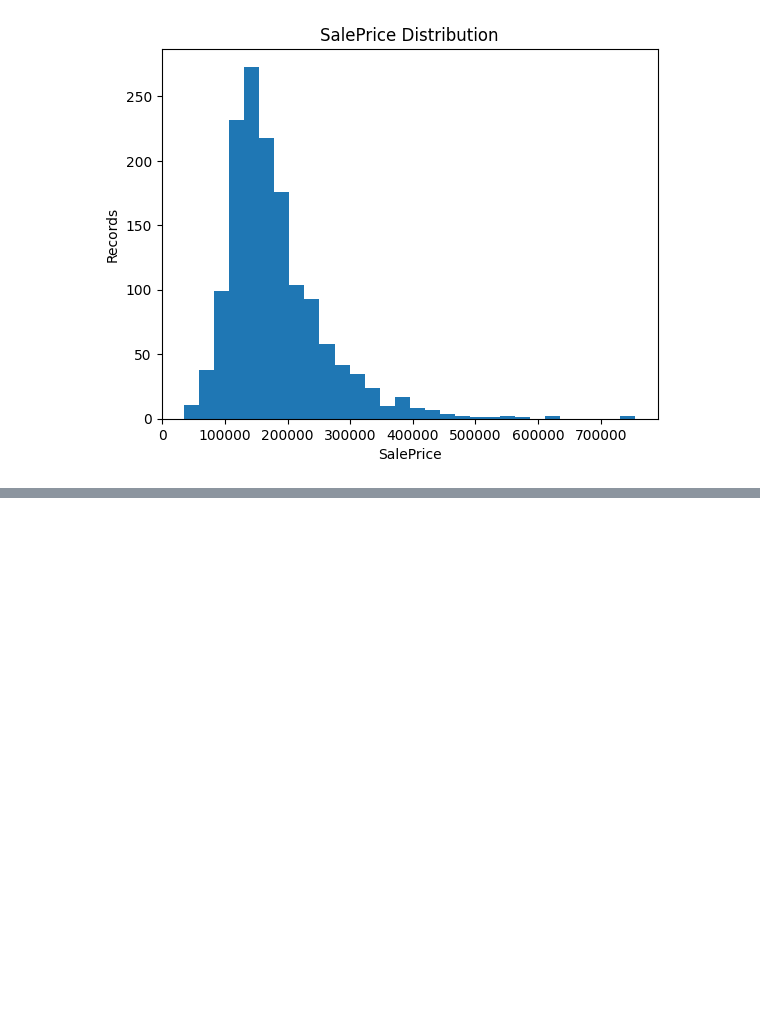
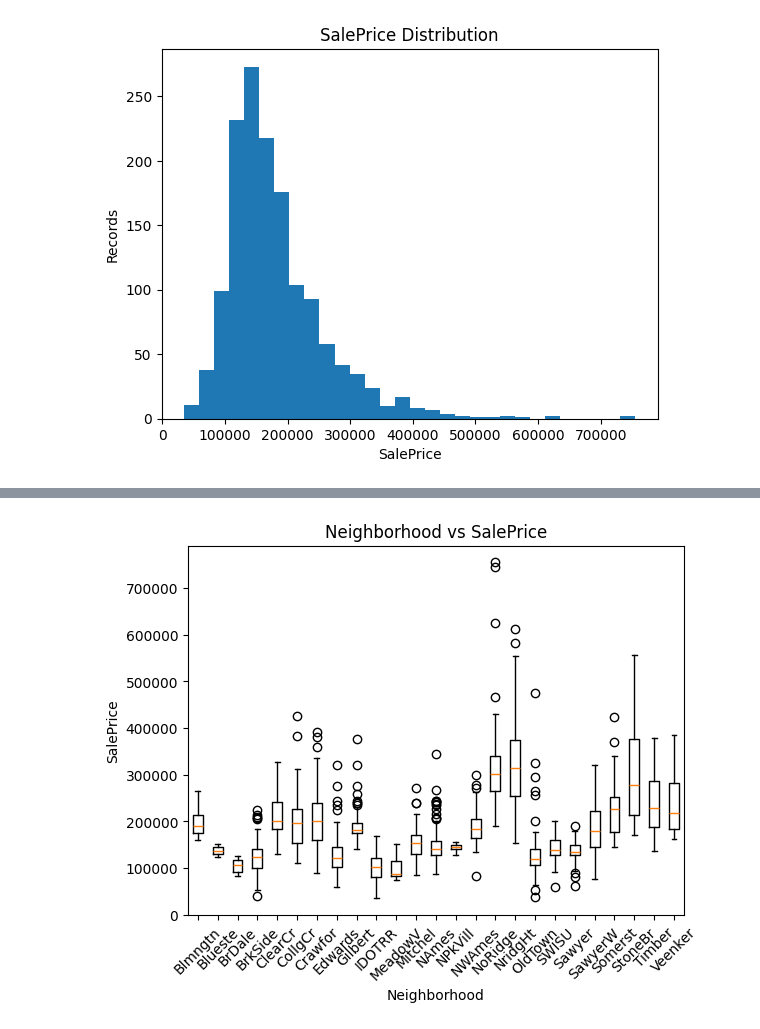
Before and after one commit to HarisLania/ml-playground, a Jupyter notebook: HousePricesPrediction/main.ipynb, the cells around one changed output, grey strips where cells are left out. Cells and saved outputs as stored; diff of their text form; code cells hidden in the pictures; blank space fills up the shorter version.

```diff
--- a/HousePricesPrediction/main.ipynb
+++ b/HousePricesPrediction/main.ipynb
@@ -38,0 +159,17 @@ plt.show()
+# %%
+import matplotlib.pyplot as plt
+
+plt.figure()
+plt.boxplot(
+    [train_selected[train_selected['Neighborhood'] == cls]['SalePrice']
+     for cls in sorted(train_selected['Neighborhood'].unique())],
+    tick_labels=sorted(train_selected['Neighborhood'].unique())
+)
+
+plt.xlabel('Neighborhood')
+plt.ylabel('SalePrice')
+plt.title('Neighborhood vs SalePrice')
+plt.xticks(rotation=45)
+plt.show()
+# %% [output]
+[figure, added]
```
Also changed, not shown: parts of 31 cells of this notebook.
